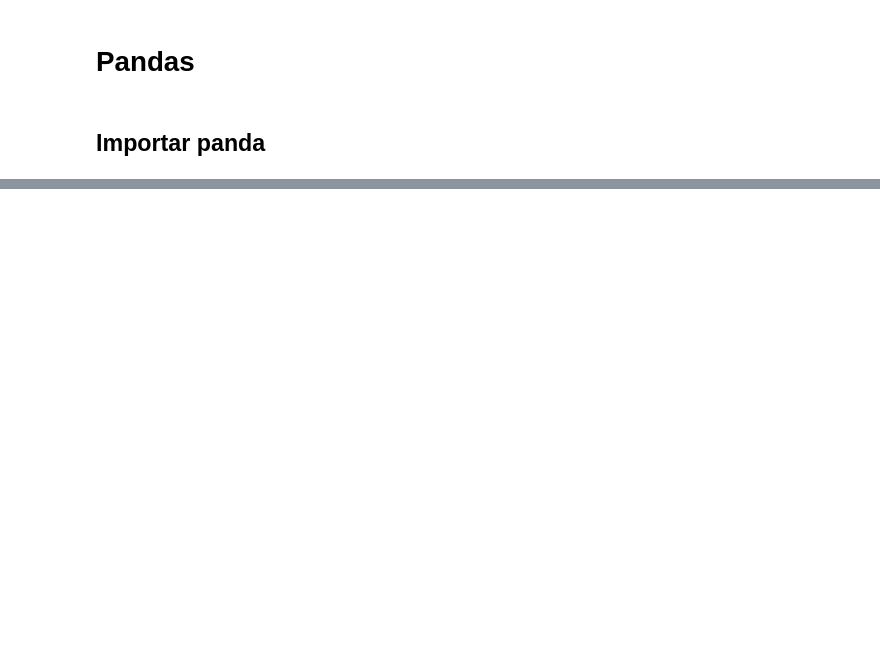
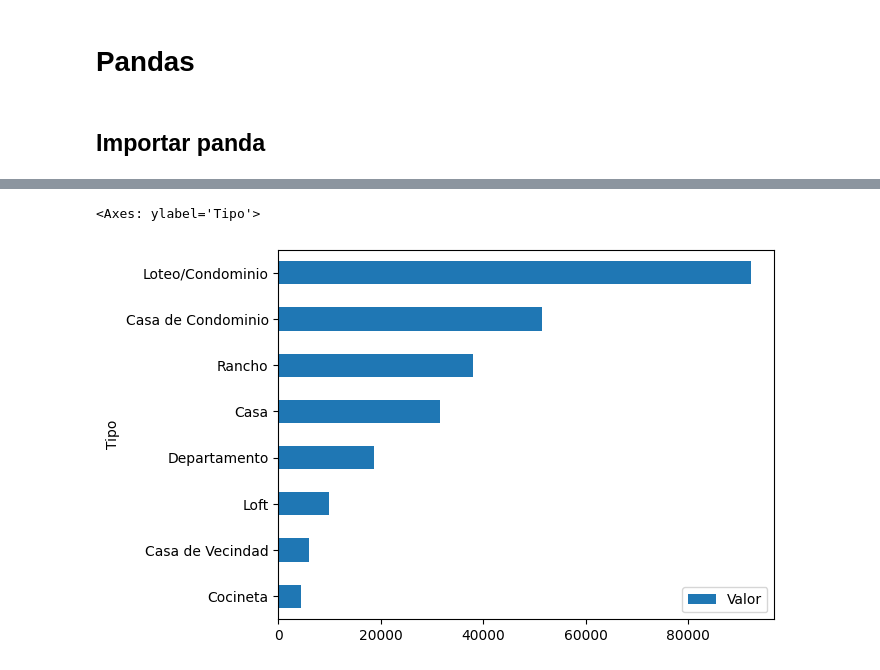
Before and after one commit to chinomedel/2048-python-para-data-science-trabajar-con-funciones, a Jupyter notebook: inmuebles_cdmx.ipynb, the cells around one changed output, grey strips where cells are left out. Saved outputs shown, nothing was run; the diff lists cells and outputs as text; code cells hidden in the pictures; blank space fills up the shorter version.

```diff
--- a/inmuebles_cdmx.ipynb
+++ b/inmuebles_cdmx.ipynb
@@ -26,0 +269,9 @@ pd.read_csv(url)
+# %%
+casas_residenciales = datos.query('@comerciales not in Tipo')
+# %%
+promedio_precio_casas_residenciales = casas_residenciales.groupby('Tipo')[['Valor']].mean().sort_values('Valor')
+# %%
+promedio_precio_casas_residenciales.plot(kind='barh')
+# %% [output]
+<Axes: ylabel='Tipo'>
+[figure, added]
```
Also changed, not shown: parts of 39 cells of this notebook.
